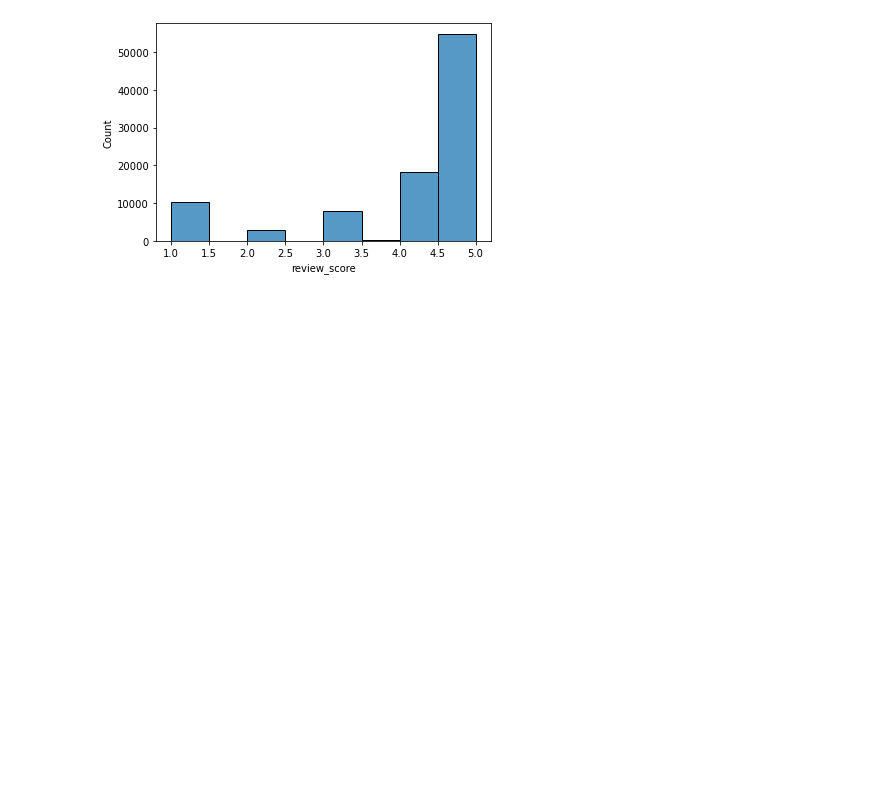
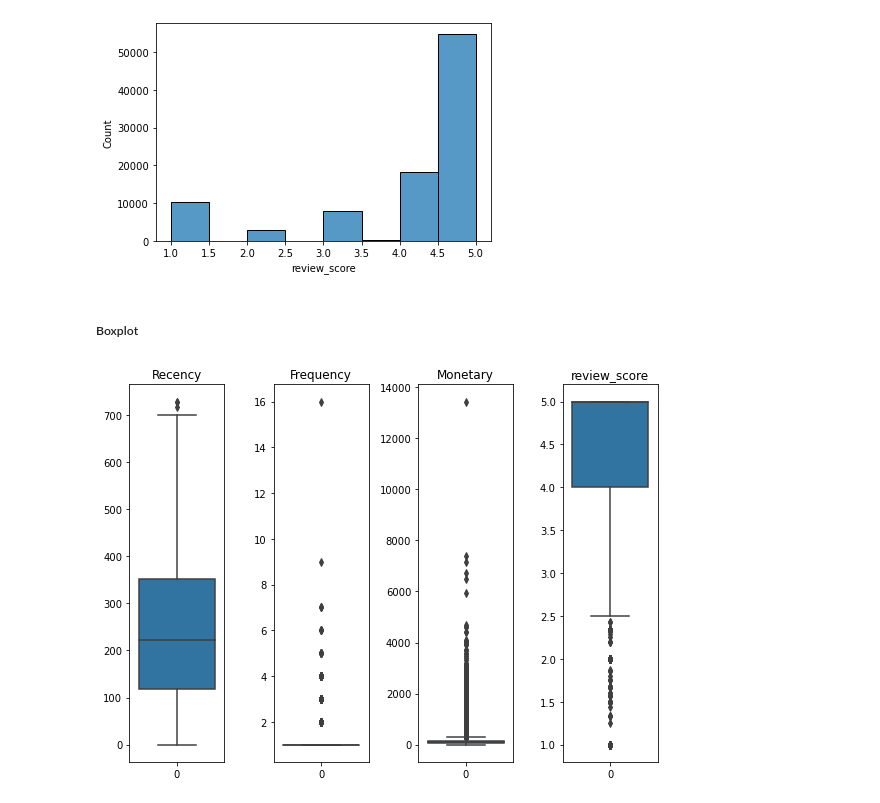
Before and after one commit to oumeima-elgharbi/P5_Data_Science_OpenClassrooms, a Jupyter notebook: P5_01_exploration.ipynb, the cells around one changed output. Saved outputs shown, nothing was run; the diff lists cells and outputs as text; code cells hidden in the pictures; blank space fills up the shorter version.

```diff
--- a/P5_01_exploration.ipynb
+++ b/P5_01_exploration.ipynb
@@ -445,6 +514,4 @@ dataset_rfm_features
 | 112371 | 66dea50a8b16d9b4dee7af250b4be1a5 | edb027a75a1449115f6b43211ae02a24 | delivered | 2018-03-08 20:57:30 | 2018-03-09 11:20:28 | 2018-03-09 22:11:59 | ... |
 112372 rows × 24 columns
 # %%
-df = dataset_rfm_features.copy()
-
-df['order_purchase_timestamp'] = pd.to_datetime(df['order_purchase_timestamp'].astype(str), format='%Y/%m/%d') # .astype(str)
+dataset_rfm_features['order_purchase_timestamp'] = pd.to_datetime(dataset_rfm_features['order_purchase_timestamp'].astype(str), format='%Y/%m/%d') # .astype(str)
@@ -478,2 +518,4 @@ rfm_features
+# %%
+rfm_review_score = create_rfm_dataset(dataset_rfm_features, time_limit, review_score=True)
 # %% [raw]
 sns_colors = sns.color_palette()
@@ -507,3 +545,9 @@ sns.histplot(data=rfm_features, x="review_score", bins=8)
 # %% [output]
 <AxesSubplot:xlabel='review_score', ylabel='Count'>
 [figure]
+# %% [markdown]
+##### Boxplot
+# %%
+display_boxplot(rfm_review_score)
+# %% [output]
+[figure, added]
```
Also changed, not shown: parts of 49 cells of this notebook.
